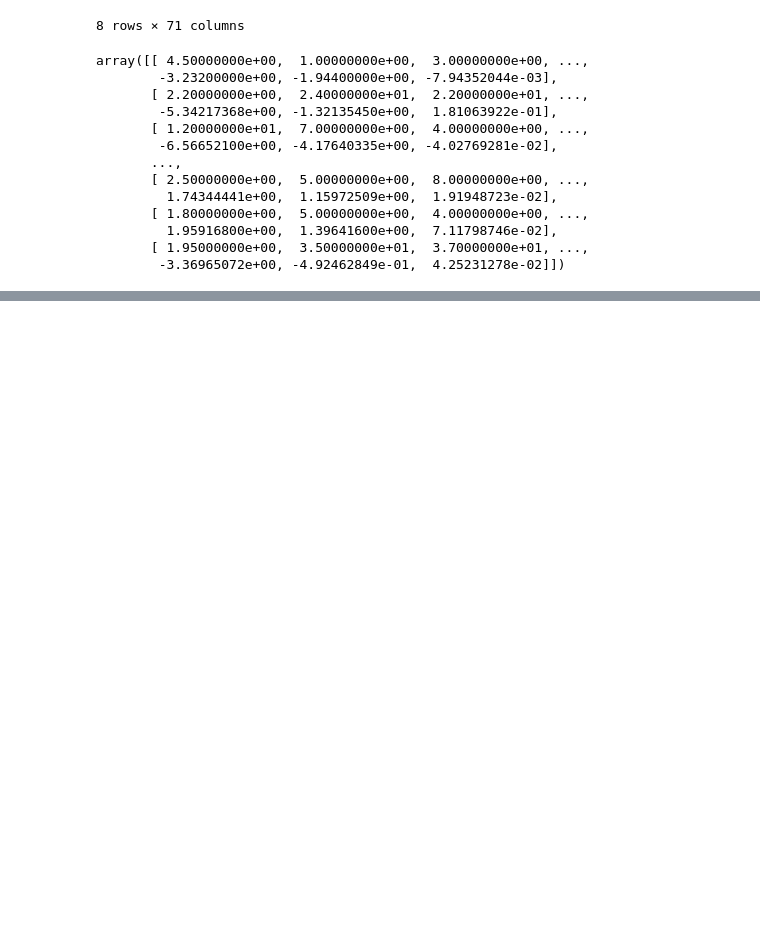
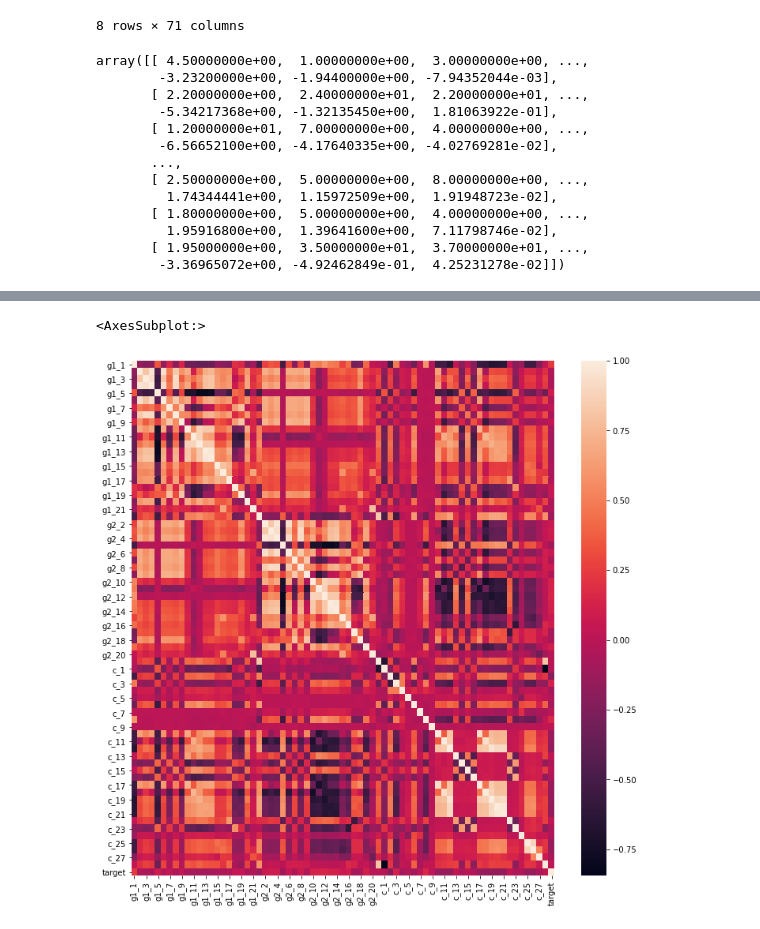
Before and after one commit to AlexCasamitjana/Predicting-Profitable-Customer-Segments, a Jupyter notebook: APC_Kaggle_Alex_Casamitjana.ipynb, the cells around one changed output, grey strips where cells are left out. Saved outputs shown, nothing was run; the diff lists cells and outputs as text; code cells hidden in the pictures; blank space fills up the shorter version.

```diff
--- a/APC_Kaggle_Alex_Casamitjana.ipynb
+++ b/APC_Kaggle_Alex_Casamitjana.ipynb
@@ -56,3 +63,10 @@ TypeError: 'numpy.ndarray' object is not callable
+# %%
+figure(num=None, figsize=(12, 12))
+
+sns.heatmap(corr)
+# %% [output]
+<AxesSubplot:>
+[figure, added]
 # %%
 corr_target = corr['target']
 # %%
```
Also changed, not shown: parts of 13 cells of this notebook, 1 other file.
